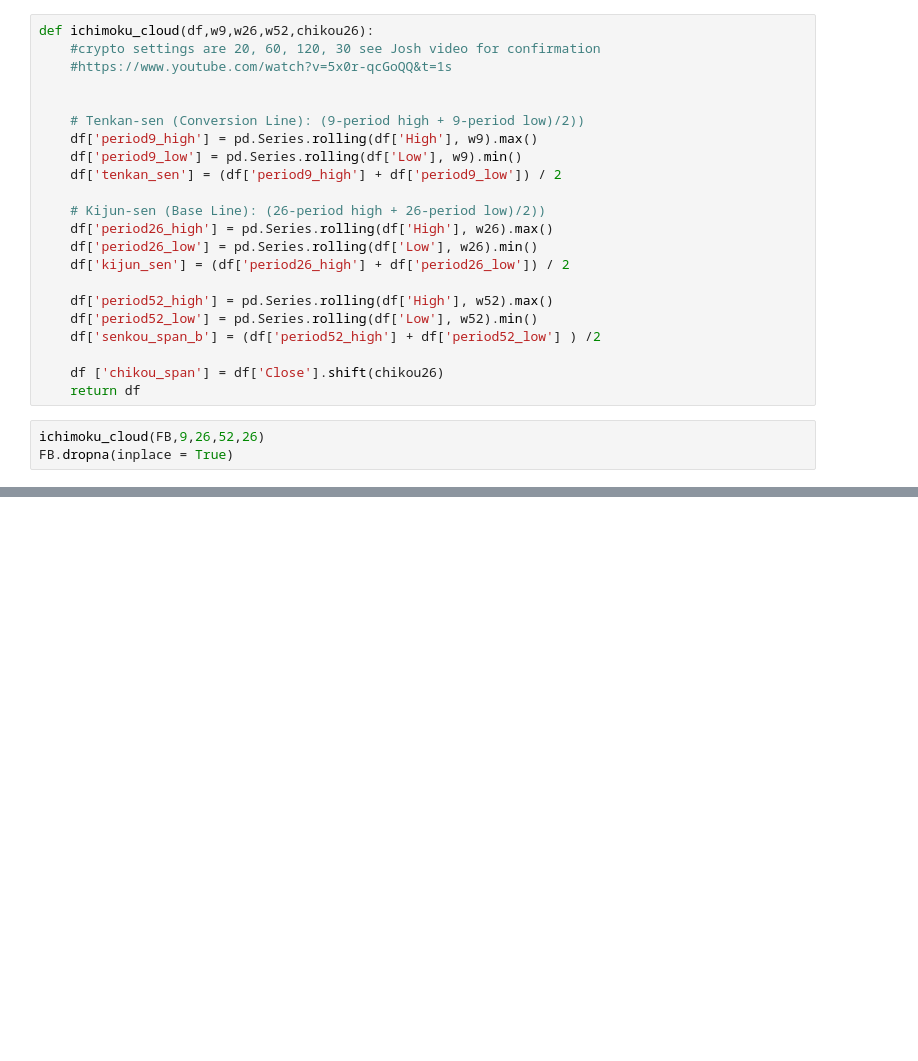
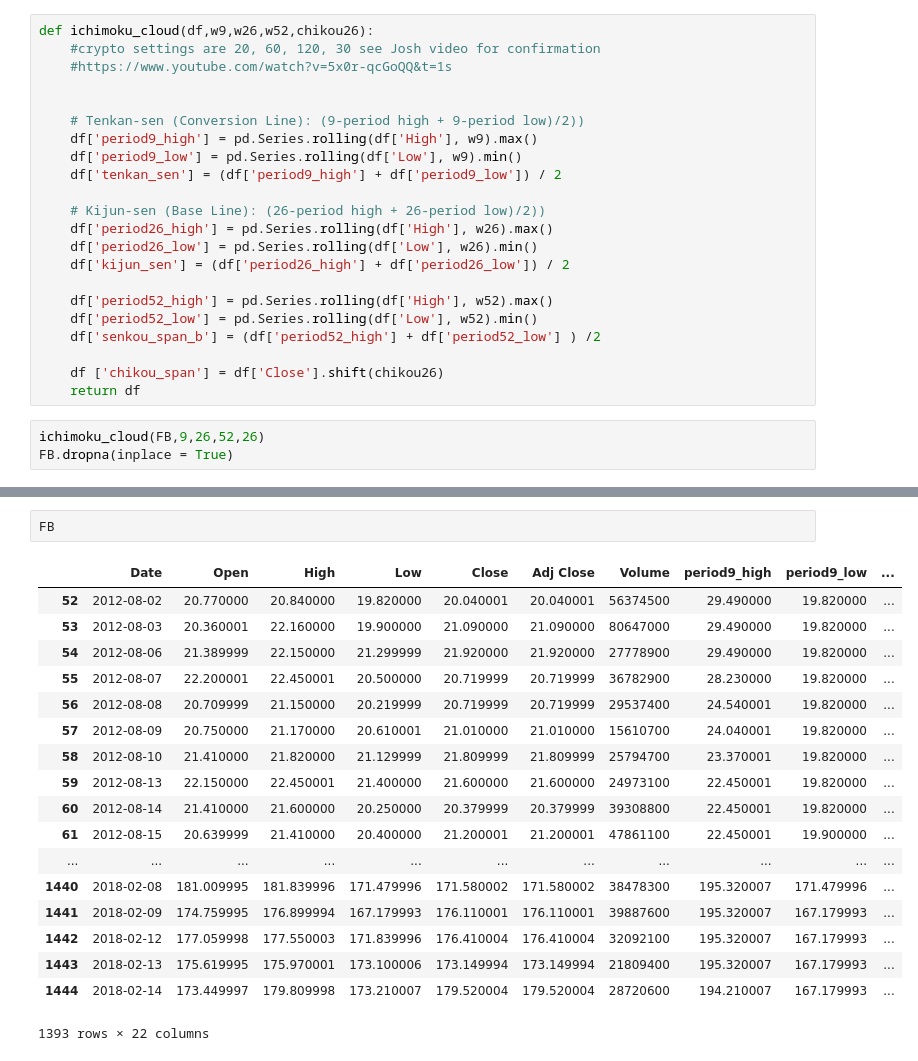
Before and after one commit to xexx12345/MISC, a Jupyter notebook: FB.ipynb, the cells around one changed output, grey strips where cells are left out. Saved outputs shown, nothing was run; the diff lists cells and outputs as text; blank space fills up the shorter version.

```diff
--- a/FB.ipynb
+++ b/FB.ipynb
@@ -70,0 +107,21 @@ See the caveats in the documentation: http://pandas.pydata.org/pandas-docs/stabl
+# %%
+FB
+# %% [output]
+|  | Date | Open | High | Low | Close | Adj Close | Volume | period9_high | period9_low | ... |
+| 52 | 2012-08-02 | 20.770000 | 20.840000 | 19.820000 | 20.040001 | 20.040001 | 56374500 | 29.490000 | 19.820000 | ... |
+| 53 | 2012-08-03 | 20.360001 | 22.160000 | 19.900000 | 21.090000 | 21.090000 | 80647000 | 29.490000 | 19.820000 | ... |
+| 54 | 2012-08-06 | 21.389999 | 22.150000 | 21.299999 | 21.920000 | 21.920000 | 27778900 | 29.490000 | 19.820000 | ... |
+| 55 | 2012-08-07 | 22.200001 | 22.450001 | 20.500000 | 20.719999 | 20.719999 | 36782900 | 28.230000 | 19.820000 | ... |
+| 56 | 2012-08-08 | 20.709999 | 21.150000 | 20.219999 | 20.719999 | 20.719999 | 29537400 | 24.540001 | 19.820000 | ... |
+| 57 | 2012-08-09 | 20.750000 | 21.170000 | 20.610001 | 21.010000 | 21.010000 | 15610700 | 24.040001 | 19.820000 | ... |
+| 58 | 2012-08-10 | 21.410000 | 21.820000 | 21.129999 | 21.809999 | 21.809999 | 25794700 | 23.370001 | 19.820000 | ... |
+| 59 | 2012-08-13 | 22.150000 | 22.450001 | 21.400000 | 21.600000 | 21.600000 | 24973100 | 22.450001 | 19.820000 | ... |
+| 60 | 2012-08-14 | 21.410000 | 21.600000 | 20.250000 | 20.379999 | 20.379999 | 39308800 | 22.450001 | 19.820000 | ... |
+| 61 | 2012-08-15 | 20.639999 | 21.410000 | 20.400000 | 21.200001 | 21.200001 | 47861100 | 22.450001 | 19.900000 | ... |
+| ... | ... | ... | ... | ... | ... | ... | ... | ... | ... | ... |
+| 1440 | 2018-02-08 | 181.009995 | 181.839996 | 171.479996 | 171.580002 | 171.580002 | 38478300 | 195.320007 | 171.479996 | ... |
+| 1441 | 2018-02-09 | 174.759995 | 176.899994 | 167.179993 | 176.110001 | 176.110001 | 39887600 | 195.320007 | 167.179993 | ... |
+| 1442 | 2018-02-12 | 177.059998 | 177.550003 | 171.839996 | 176.410004 | 176.410004 | 32092100 | 195.320007 | 167.179993 | ... |
+| 1443 | 2018-02-13 | 175.619995 | 175.970001 | 173.100006 | 173.149994 | 173.149994 | 21809400 | 195.320007 | 167.179993 | ... |
+| 1444 | 2018-02-14 | 173.449997 | 179.809998 | 173.210007 | 179.520004 | 179.520004 | 28720600 | 194.210007 | 167.179993 | ... |
+1393 rows × 22 columns
```
Also changed, not shown: parts of 8 cells of this notebook, 1 other file.
